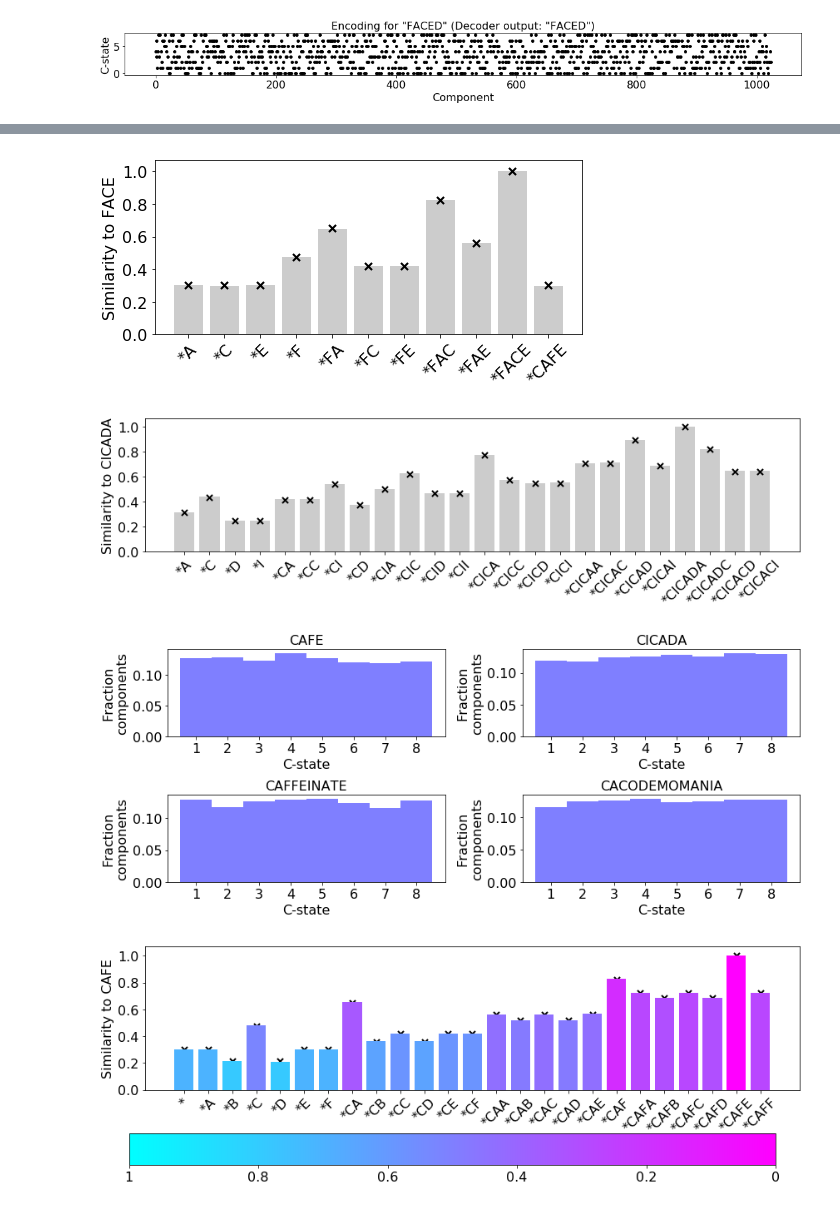
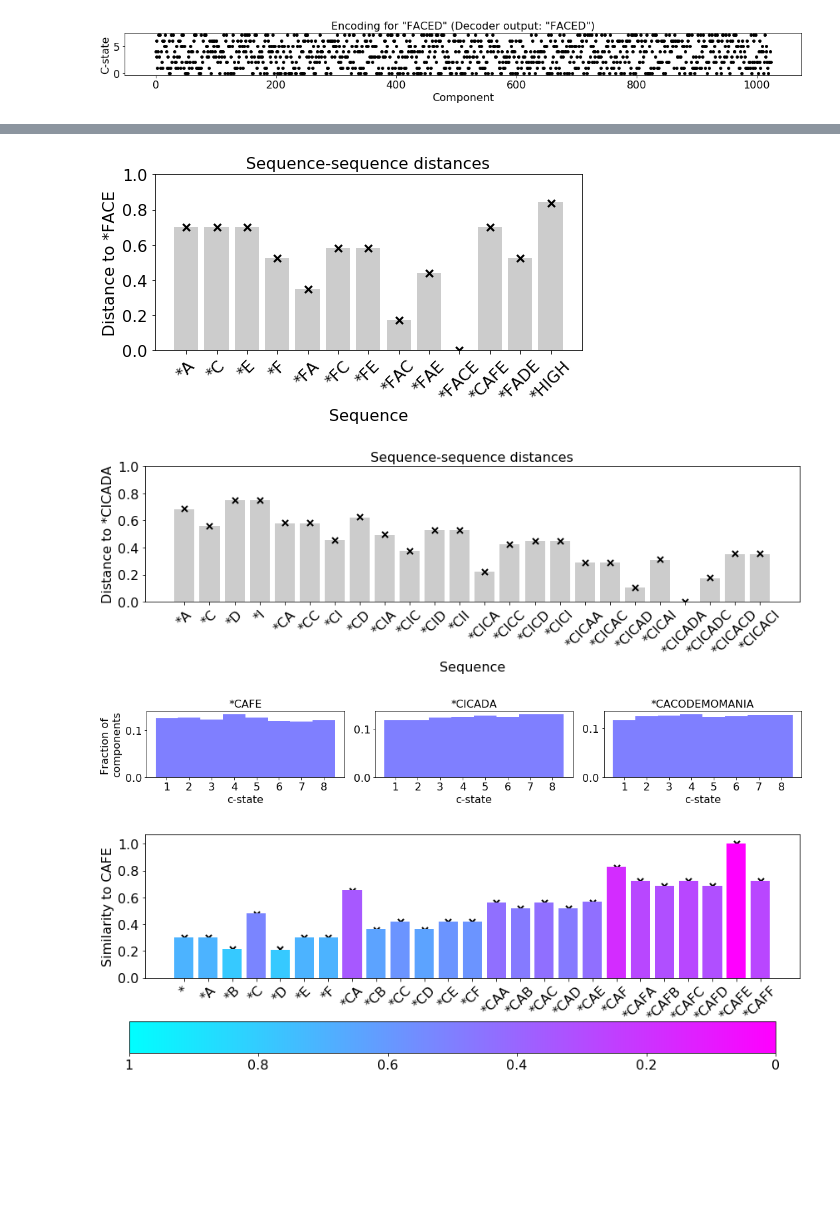
Before and after one commit to rkp8000/crossing_over, a Jupyter notebook: 1_encoding.ipynb, the cells around one changed output, grey strips where cells are left out. Drawn from its saved outputs; the diff is of its cells as text; code cells hidden in the pictures; blank space fills up the shorter version.

```diff
--- a/1_encoding.ipynb
+++ b/1_encoding.ipynb
@@ -228,26 +231,30 @@ set_font_size(ax, 16)
 # plot expected and true seq-seq similarities
 N_TRIALS = 100
 y = 'CAFE'
-y_s = ['A', 'C', 'E', 'F', 'CA', 'CE', 'CF', 'CAE', 'CAF', 'CAFE' ,'FACE']
+y_s = ['A', 'C', 'E', 'F', 'CA', 'CE', 'CF', 'CAE', 'CAF', 'CAFE' ,'FACE', 'FADE', 'HIGH']
 
-smty = np.nan * np.zeros((N_TRIALS, len(y_s)))
+dst = np.nan * np.zeros((N_TRIALS, len(y_s)))
 
 for seed in range(N_TRIALS):
     encoder = Encoder(seed, D, N, Z, GAM)
 
     x = encoder.encode(y)
 
-    smty[seed] = [1 - hamming(x, encoder.encode(y_)) for y_ in y_s]
+    dst[seed] = [hamming(x, encoder.encode(y_)) for y_ in y_s]
 
-smty_exact = [encoder.smty_seq_seq(y, y_)[0] for y_ in y_s]
+dst_exact = [1 - encoder.smty_seq_seq(y, y_)[0] for y_ in y_s]
 
-fig, ax = plt.subplots(1, 1, figsize=(7, 3.5), tight_layout=True)
+fig, ax = plt.subplots(1, 1, figsize=(7, 4), tight_layout=True)
 
-ax.bar(np.arange(len(y_s)), smty.mean(0), width=.8, color='k', alpha=.2)
-ax.scatter(np.arange(len(y_s)), smty_exact, c='k', s=50, marker='x', lw=2)
+ax.bar(np.arange(len(y_s)), dst.mean(0), width=.8, color='k', alpha=.2)
+ax.scatter(np.arange(len(y_s)), dst_exact, c='k', s=50, marker='x', lw=2)
+
+ax.set_ylim(0, 1)
 
 ax.set_xticks(np.arange(len(y_s)))
 ax.set_xticklabels(['*' + y_ for y_ in y_s], rotation=45)
-ax.set_ylabel('Similarity to {}'.format(y))
+ax.set_xlabel('Sequence')
+ax.set_ylabel('Distance to *{}'.format(y))
+ax.set_title('Sequence-sequence distances')
 set_font_size(ax, 16)
 # %% [output]
@@ -255,31 +262,35 @@ set_font_size(ax, 16)
 # %%
 # plot expected and true seq-seq similarities
 N_TRIALS = 100
 y = 'FACE'
-y_s = ['A', 'C', 'E', 'F', 'FA', 'FC', 'FE', 'FAC', 'FAE', 'FACE', 'CAFE']
+y_s = ['A', 'C', 'E', 'F', 'FA', 'FC', 'FE', 'FAC', 'FAE', 'FACE', 'CAFE', 'FADE', 'HIGH']
 
-smty = np.nan * np.zeros((N_TRIALS, len(y_s)))
+dst = np.nan * np.zeros((N_TRIALS, len(y_s)))
 
 for seed in range(N_TRIALS):
     encoder = Encoder(seed, D, N, Z, GAM)
 
     x = encoder.encode(y)
 
-    smty[seed] = [1 - hamming(x, encoder.encode(y_)) for y_ in y_s]
+    dst[seed] = [hamming(x, encoder.encode(y_)) for y_ in y_s]
 
-smty_exact = [encoder.smty_seq_seq(y, y_)[0] for y_ in y_s]
+dst_exact = [1 - encoder.smty_seq_seq(y, y_)[0] for y_ in y_s]
 
-fig, ax = plt.subplots(1, 1, figsize=(7, 3.5), tight_layout=True)
+fig, ax = plt.subplots(1, 1, figsize=(7, 4), tight_layout=True)
 
-ax.bar(np.arange(len(y_s)), smty.mean(0), width=.8, color='k', alpha=.2)
-ax.scatter(np.arange(len(y_s)), smty_exact, c='k', s=50, marker='x', lw=2)
+ax.bar(np.arange(len(y_s)), dst.mean(0), width=.8, color='k', alpha=.2)
+ax.scatter(np.arange(len(y_s)), dst_exact, c='k', s=50, marker='x', lw=2)
+
+ax.set_ylim(0, 1)
 
 ax.set_xticks(np.arange(len(y_s)))
 ax.set_xticklabels(['*' + y_ for y_ in y_s], rotation=45)
-ax.set_ylabel('Similarity to {}'.format(y))
+ax.set_xlabel('Sequence')
+ax.set_ylabel('Distance to *{}'.format(y))
+ax.set_title('Sequence-sequence distances')
 set_font_size(ax, 16)
 # %% [output]
-[figure, old version]
+[figure, new version]
 # %%
 # plot expected and true seq-seq similarities
 N_TRIALS = 100
@@ -292,32 +303,36 @@ y_s = [
     'CICADA', 'CICADC', 'CICACD', 'CICACI'
 ]
 
-smty = np.nan * np.zeros((N_TRIALS, len(y_s)))
+dst = np.nan * np.zeros((N_TRIALS, len(y_s)))
 
 for seed in range(N_TRIALS):
     encoder = Encoder(seed, D, N, Z, GAM)
 
     x = encoder.encode(y)
 
-    smty[seed] = [1 - hamming(x, encoder.encode(y_)) for y_ in y_s]
+    dst[seed] = [hamming(x, encoder.encode(y_)) for y_ in y_s]
 
-smty_exact = [encoder.smty_seq_seq(y, y_)[0] for y_ in y_s]
+dst_exact = [1 - encoder.smty_seq_seq(y, y_)[0] for y_ in y_s]
 
-fig, ax = plt.subplots(1, 1, figsize=(12, 3.5), tight_layout=True)
+fig, ax = plt.subplots(1, 1, figsize=(12, 4), tight_layout=True)
 
-ax.bar(np.arange(len(y_s)), smty.mean(0), width=.8, color='k', alpha=.2)
-ax.scatter(np.arange(len(y_s)), smty_exact, c='k', s=50, marker='x', lw=2)
+ax.bar(np.arange(len(y_s)), dst.mean(0), width=.8, color='k', alpha=.2)
+ax.scatter(np.arange(len(y_s)), dst_exact, c='k', s=50, marker='x', lw=2)
+
+ax.set_ylim(0, 1)
 
 ax.set_xticks(np.arange(len(y_s)))
 ax.set_xticklabels(['*' + y_ for y_ in y_s], rotation=45)
-ax.set_ylabel('Similarity to {}'.format(y))
+ax.set_xlabel('Sequence')
+ax.set_ylabel('Distance to *{}'.format(y))
+ax.set_title('Sequence-sequence distances')
 set_font_size(ax, 16)
 # %% [output]
-[figure, old version]
+[figure, new version]
 # %%
 # plot c-state distribution for different sequences
-ys = ['CAFE', 'CICADA', 'CAFFEINATE', 'CACODEMOMANIA']
-fig, axs = plt.subplots(2, 2, figsize=(12, 5), tight_layout=True)
+ys = ['CAFE', 'CICADA', 'CACODEMOMANIA']
+fig, axs = plt.subplots(1, 3, figsize=(15, 2.5), tight_layout=True)
 axs = axs.flatten()
 
 encoder = Encoder(0, D, 4*N, Z, GAM)
@@ -328,17 +343,19 @@ for y, ax in zip(ys, axs):
     bins = np.arange(Z+1) - .5
     ax.hist(x, bins, color='b', alpha=.5, normed=True)
 
-    ax.set_title(y)
+    ax.set_title('*' + y)
+
+axs[0].set_ylabel('Fraction of \ncomponents')
 
 for ax in axs:
-    ax.set_xlabel('C-state')
+    ax.set_xlabel('c-state')
     ax.set_xticks(np.arange(Z))
     ax.set_xticklabels(1 + np.arange(Z))
-    ax.set_ylabel('Fraction\ncomponents')
+    ax.set_yticks([0, .1])
 
     set_font_size(ax, 16)
 # %% [output]
-[figure, old version]
+[figure, new version]
 # %%
 # plot expected and true seq-seq similarities
 N_TRIALS = 100
```
Also changed, not shown: parts of 2 cells of this notebook.
